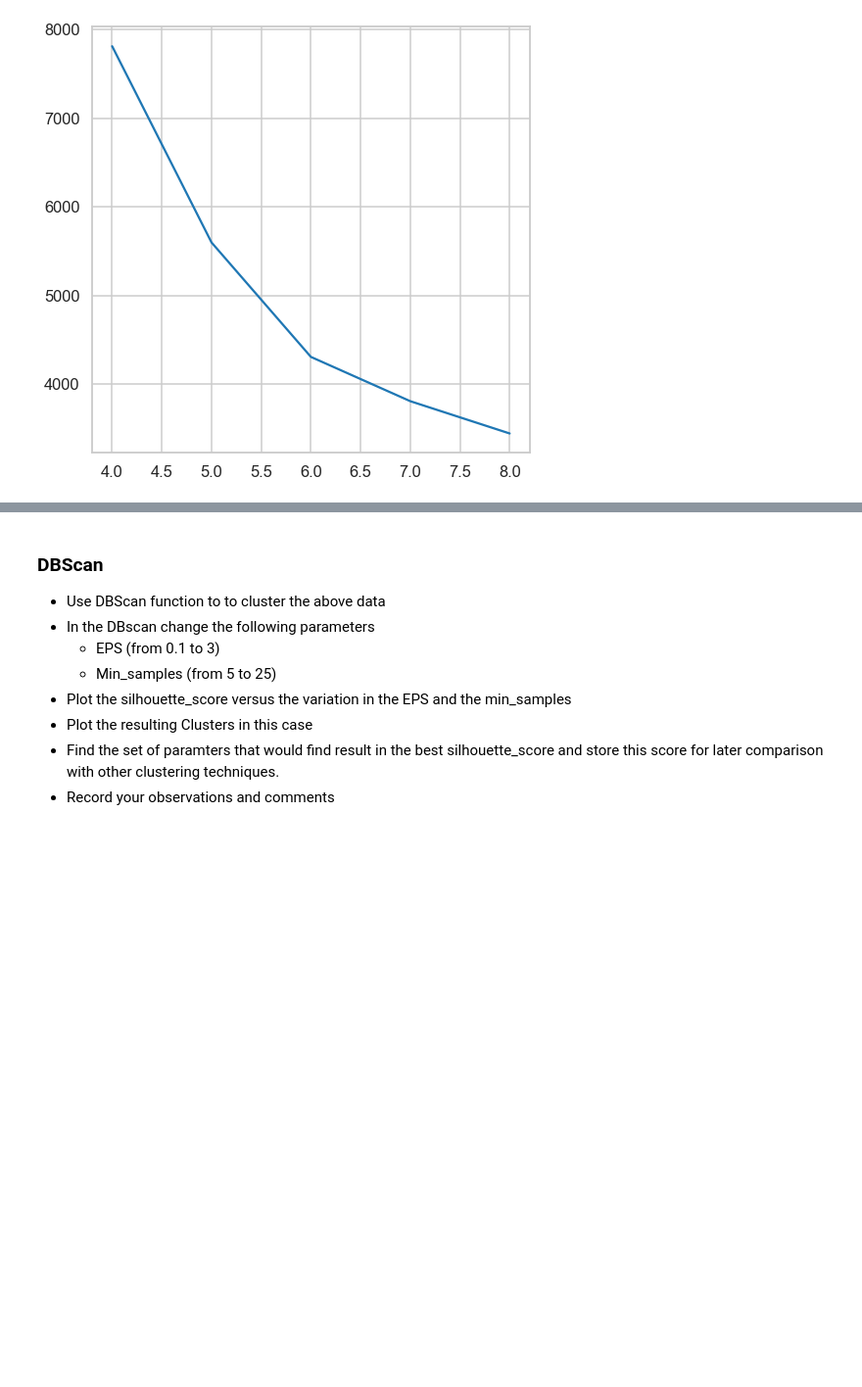
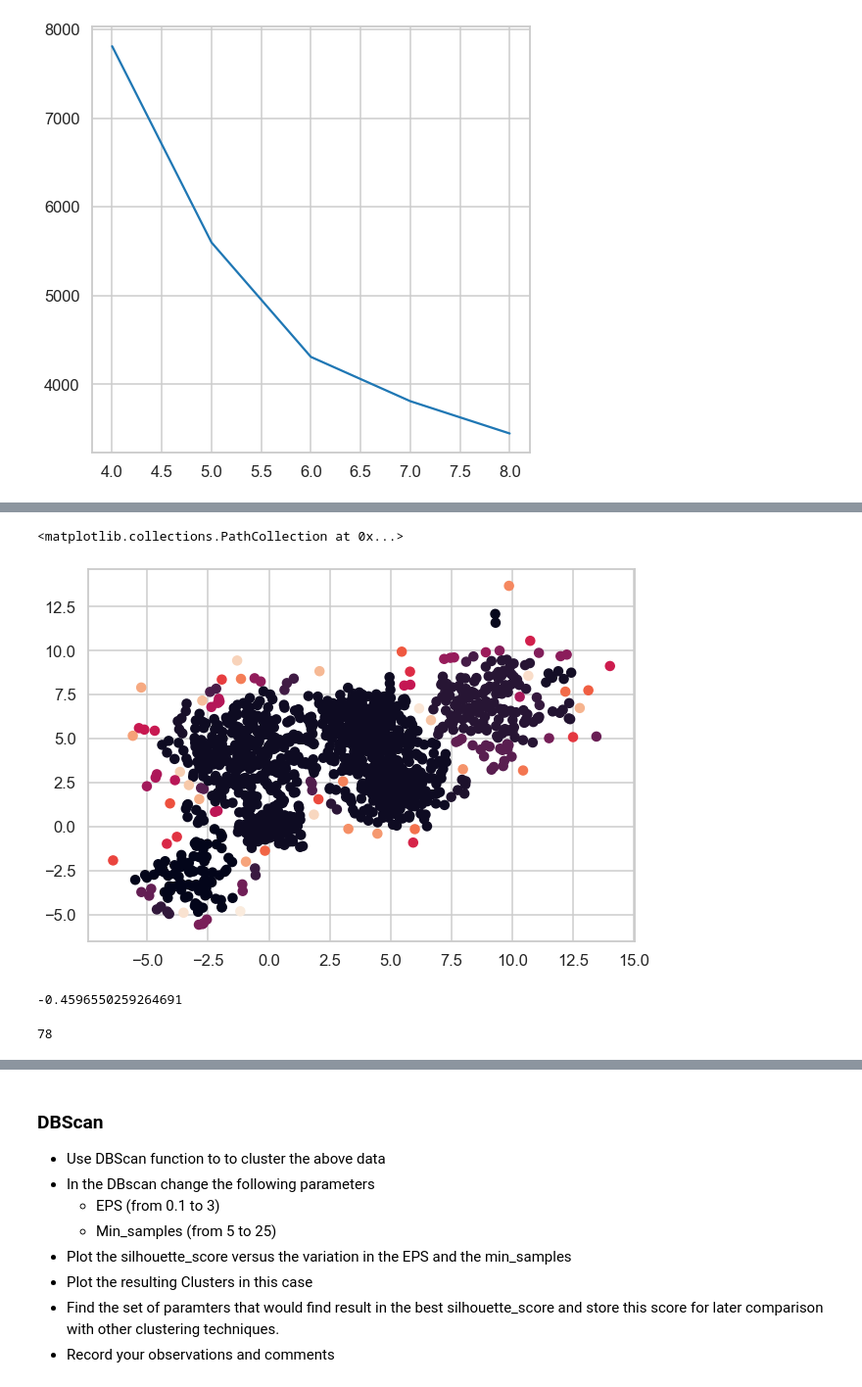
Before and after one commit to Nawrazsh/Clustering-project, a Jupyter notebook: Clustering Project.ipynb, the cells around one changed output, grey strips where cells are left out. Shown at 98% size. Cells and saved outputs as stored; diff of their text form; code cells hidden in the pictures; blank space fills up the shorter version.

```diff
--- a/Clustering Project.ipynb
+++ b/Clustering Project.ipynb
@@ -201,0 +217,15 @@ Kmeans_max_silhouette_score=max(z)
+# %%
+plt.figure(figsize=(10, 7))
+plt.scatter(Multi_blob_Data_df1['x'], Multi_blob_Data_df1['y'], c=cluster_euclidean_s.labels_)
+# %% [output]
+<matplotlib.collections.PathCollection at 0x...>
+[figure, added]
+# %%
+silhouette_euclidean_s
+# %% [output]
+-0.4596550259264691
+# %%
+len(np.unique(clustering_euclidean_s))
+# k = 78
+# %% [output]
+78
```
Also changed, not shown: parts of 50 cells of this notebook.
